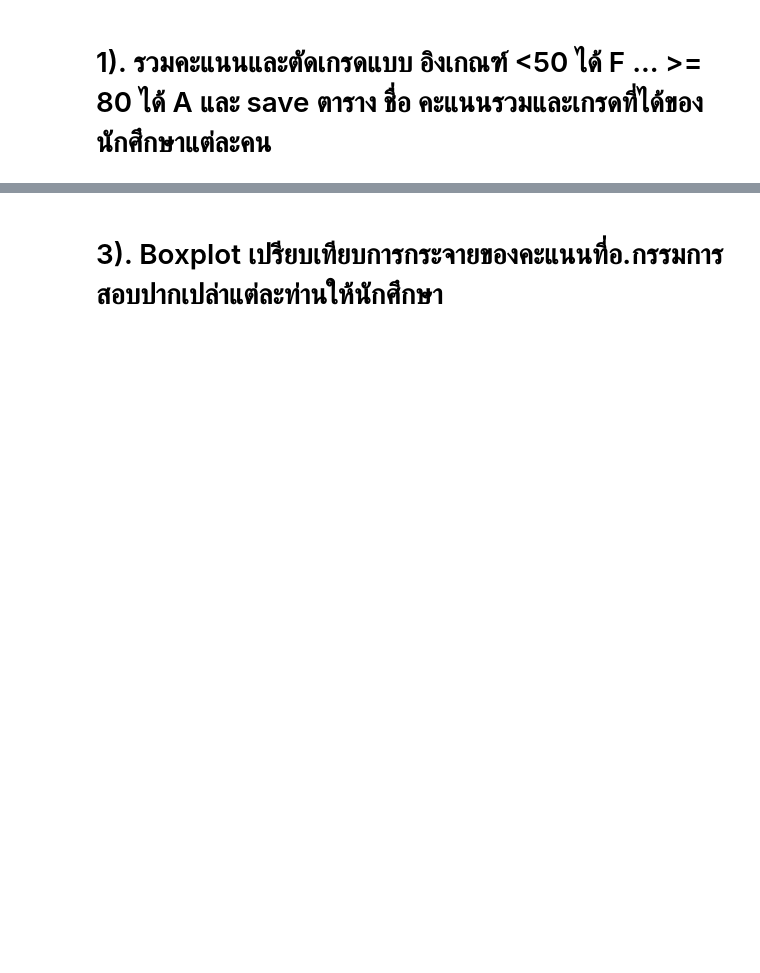
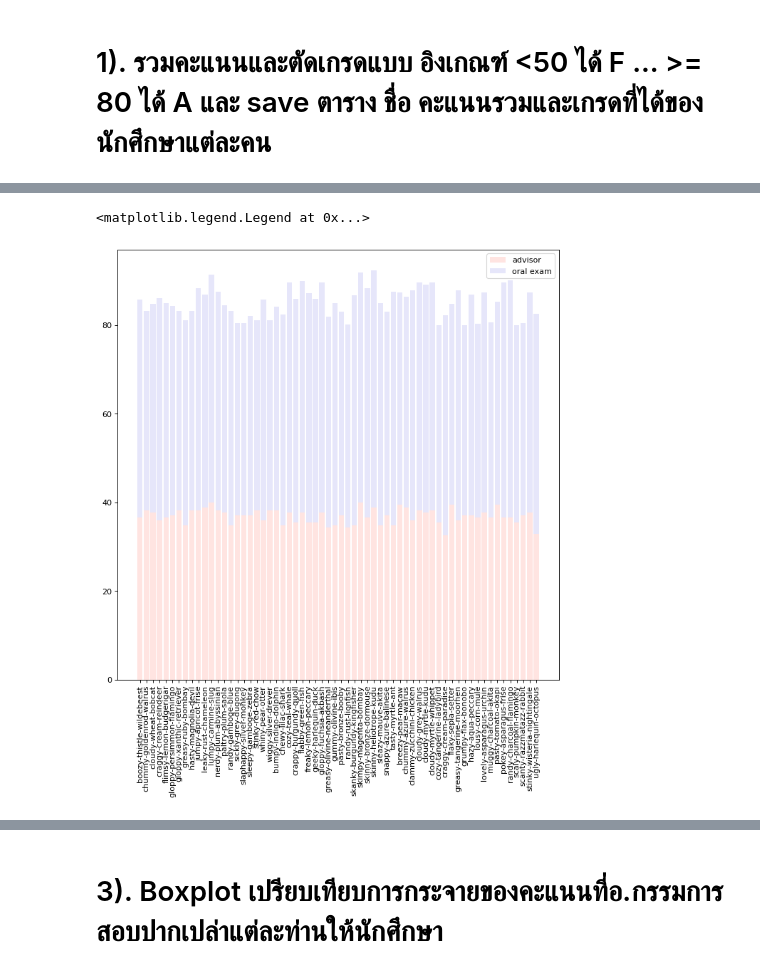
Before and after one commit to Supansapkb/BasicProg_DataViz65, a Jupyter notebook: DataViz65_Final.ipynb, the cells around one changed output, grey strips where cells are left out. Saved outputs shown, nothing was run; the diff lists cells and outputs as text; code cells hidden in the pictures; blank space fills up the shorter version.

```diff
--- a/DataViz65_Final.ipynb
+++ b/DataViz65_Final.ipynb
@@ -968,7 +973,7 @@ dtype: bool
 # %% [markdown]
 ### advisor11 รศ.ธิดาเดียว
 # %%
-advisor11 = pd.read_excel('/content/drive/MyDrive/DataViz65_Final/คะแนนอาจารย์ที่ปรึกษา_renamed.xlsx',sheet_name='รศ.ธิดาเดียว',skiprows=1)
+advisor11 = pd.read_excel('/content/drive/MyDrive/final/คะแนนอาจารย์ที่ปรึกษา_renamed.xlsx',sheet_name='รศ.ธิดาเดียว',skiprows=1)
 advisor11.head()
 # %% [output]
 |  | Unnamed: 0 | 1. ความกระตือรือร้น ความมุ่งมั่น ... | 2. ความสม่ำเสมอในการเข้าพบอาจารย์... | 3. ความสามารถในการอธิบายหรือการนำ... | 4. การทำงานเป็นทีม (กรณีที่ทำเป็น... | ... |
@@ -1036,7 +1041,7 @@ dtype: bool
 # %% [markdown]
 ### advisor12 รศ.สุพรรณี
 # %%
-advisor12 = pd.read_excel('/content/drive/MyDrive/DataViz65_Final/คะแนนอาจารย์ที่ปรึกษา_renamed.xlsx',sheet_name='รศ.สุพรรณี',skiprows=1)
+advisor12 = pd.read_excel('/content/drive/MyDrive/final/คะแนนอาจารย์ที่ปรึกษา_renamed.xlsx',sheet_name='รศ.สุพรรณี',skiprows=1)
 advisor12.head()
 # %% [output]
 |  | Unnamed: 0 | 1. ความกระตือรือร้น ความมุ่งมั่น ... | 2. ความสม่ำเสมอในการเข้าพบอาจารย์... | 3. ความสามารถในการอธิบายหรือการนำ... | 4. การทำงานเป็นทีม (กรณีที่ทำเป็น... | ... |
@@ -1914,7 +1919,7 @@ table_merge.head()
 | 3 | cloudy-wheat-bobcat | 110 | 47.142857 | 66.0 | 37.714286 |
 | 4 | craggy-cream-reindeer | 117 | 50.142857 | 63.0 | 36.000000 |
 # %%
-table_merge['คะแนนรวม 100%'] = table_merge['คะแนนสอบปากเปล่าคิดเป็น 60%']+table_merge['คะแนนอาจารย์ที่ปรึกษาคิดเป็น 40%']
+table_merge['scores 100%'] = table_merge['คะแนนสอบปากเปล่าคิดเป็น 60%']+table_merge['คะแนนอาจารย์ที่ปรึกษาคิดเป็น 40%']
 table_merge
 # %% [output]
 |  | นักศึกษา | คะแนนรวมสอบปากเปล่า | คะแนนสอบปากเปล่าคิดเป็น 60% | คะแนนรวมอาจารย์ที่ปรึกษา | คะแนนอาจารย์ที่ปรึกษาคิดเป็น 40% | ... |
@@ -1952,0 +1938,4 @@ Name: คะแนนรวม 100%, Length: 80, dtype: float64
+# %%
+A = table_merge[table_merge['scores 100%']>=80]
+A.insert(1, "Grade", "A")
+A.head()
@@ -2002,0 +2065,16 @@ for i in table_merge['คะแนนรวม 100%']:
+# %%
+import matplotlib.pyplot as plt
+from matplotlib.pyplot import figure
+figure(figsize=(10,10), dpi=80)
+x = A['นักศึกษา']
+y1 = A['คะแนนอาจารย์ที่ปรึกษาคิดเป็น 40%']
+y2 = A['คะแนนสอบปากเปล่าคิดเป็น 60%']
+
+# plot barschart
+plt.bar(x, y1, label ='advisor',color='#FFE4E1')
+plt.bar(x, y2, bottom=y1, label ='oral exam',color='#E6E6FA')
+plt.xticks(A.reset_index()['นักศึกษา'],rotation=90)
+plt.legend()
+# %% [output]
+<matplotlib.legend.Legend at 0x...>
+[figure, added]
```
Also changed, not shown: parts of 47 cells of this notebook.
